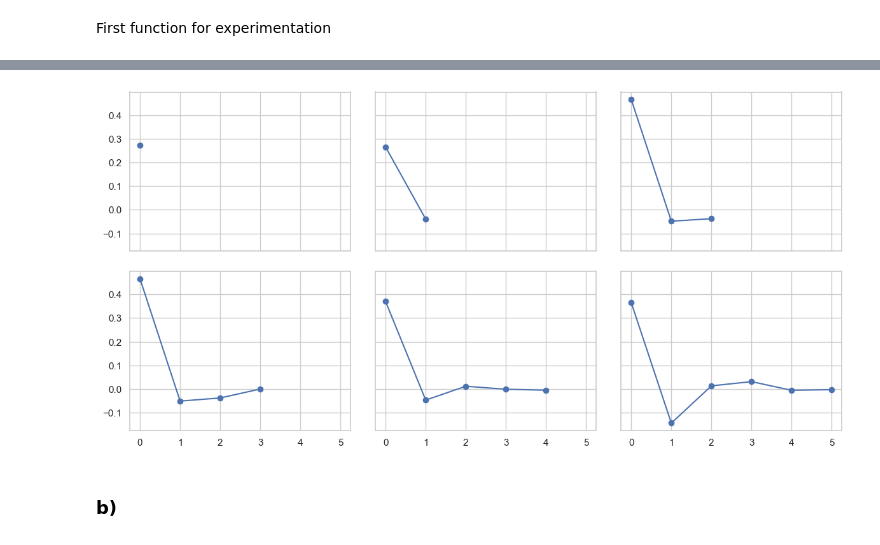
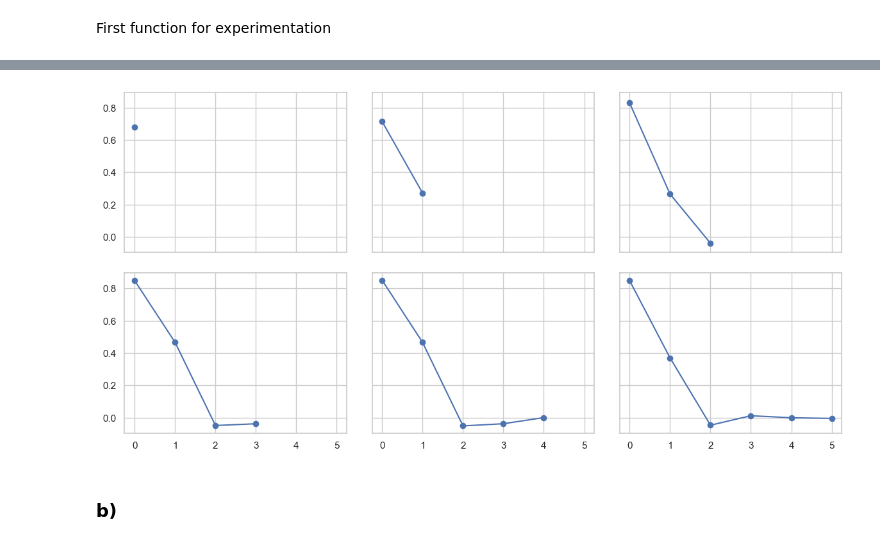
Before and after one commit to MariaFlyAway/Project1_FYS_STK, a Jupyter notebook: project1.ipynb, the cells around one changed output, grey strips where cells are left out. Drawn from its saved outputs; the diff is of its cells as text; code cells hidden in the pictures.

Commit message:
Added degree 0 regression in OLS. Added separate file for OLS on Franke's function.

```diff
--- a/project1.ipynb
+++ b/project1.ipynb
@@ -54,6 +54,7 @@ Implementing the design matrix:
 def Vandermonde_matrix(x: np.ndarray, p: int, no_intercept=True) -> np.ndarray:
     """Sets up a Vandermonde matrix given an input array x and the polynomial degree.
     Optionally, one can include the intercept by setting no_intercept to False."""
+    if p == 0: return np.ones((len(x),1))
     Vandermonde: np.ndarray = [x**i for i in range(no_intercept,p+1)]
     return np.hstack(Vandermonde)
 # %% [markdown]
@@ -67,38 +68,43 @@ n = 100
 x = np.linspace(-3, 3, n).reshape(-1, 1) # column vector
 y = np.exp(-x**2) + 1.5 * np.exp(-(x-2)**2)+ np.random.normal(0, 0.1, x.shape)
 # %%
-p = 6 # highest polynomial degree
-N = np.arange(p) # for looping and plotting later
+p = 5 # highest polynomial degree
+N = np.arange(p+1) # for looping and plotting later
 
 MSE_OLS_train, MSE_OLS_test = np.zeros(p), np.zeros(p)
 R2_OLS_train, R2_OLS_test = np.zeros(p), np.zeros(p)
-beta_values = np.zeros((p,p))
+beta_values = np.zeros((p+1,p+1))
 
 for i in N:
     # Constructing the design matrix
-    X = Vandermonde_matrix(x, i+1) # degree i+1, no intercept
+    X = Vandermonde_matrix(x, i) # degree i, no intercept
 
     # Splitting the data
     X_train, X_test, y_train, y_test = train_test_split(X, y, test_size=0.2, random_state=3)
 
     # Scaling the data (only centering)
+    y_train_mean = np.mean(y_train)
+    y_train_centered = y_train - y_train_mean
+
+    if i == 0: beta_values[0,0] = y_train_mean; continue # degree 0 case
+
     X_train_mean = np.mean(X_train, axis=0) # 1D array of each column mean
     X_train_centered = X_train - X_train_mean
     X_test_centered = X_test - X_train_mean # centering with training data
 
-    y_train_mean = np.mean(y_train)
-    y_train_centered = y_train - y_train_mean
-
-
     # solving OLS
     beta_OLS = np.linalg.inv(X_train_centered.T @ X_train_centered) @ X_train_centered.T @ y_train_centered
+    intercept = y_train_mean - np.dot(X_train_mean, beta_OLS.ravel()) # recovering intercept, !!! something wrong here, see next comment !!!
 
-    y_tilde_OLS = X_train_centered @ beta_OLS + y_train_mean # predictor on training data
+    y_tilde_OLS = X_train_centered @ beta_OLS + y_train_mean # predictor on training data # y_train_mean is much better than the intercept!!!
     y_predict_OLS = X_test_centered @ beta_OLS + y_train_mean # predictor on test data
 
-    MSE_OLS_train[i] = mean_squared_error(y_tilde_OLS, y_train)
-    MSE_OLS_test[i] = mean_squared_error(y_predict_OLS, y_test)
-    R2_OLS_train[i] = r2_score(y_tilde_OLS, y_train)
-    R2_OLS_test[i] = r2_score(y_predict_OLS, y_test)
+    MSE_OLS_train[i-1] = mean_squared_error(y_tilde_OLS, y_train)
+    MSE_OLS_test[i-1] = mean_squared_error(y_predict_OLS, y_test)
+    R2_OLS_train[i-1] = r2_score(y_tilde_OLS, y_train)
+    R2_OLS_test[i-1] = r2_score(y_predict_OLS, y_test)
 
-    beta_values[i,:i+1] = beta_OLS.T
+    beta_values[i,0] = intercept
+    beta_values[i,1:i+1] = beta_OLS.T
+
+beta_values
@@ -117,12 +138,14 @@ plt.legend(); plt.show()
 # %%
+N = np.arange(p+1)
+
 # Plotting beta coefficients
 fig, axs = plt.subplots(2,3, figsize=(12, 6), sharex=True, sharey=True); fig.tight_layout()
 for row in range(2):
     for col in range(3):
         axs[row, col].plot(N[:3*row + col + 1], beta_values[3*row + col][:3*row + col + 1], 'o-')
 plt.show()
 # %% [output]
-[figure, old version]
+[figure, new version]
 # %% [markdown]
 ### b)
 # %%
```
Also changed, not shown: parts of 2 cells of this notebook, 1 other file.
